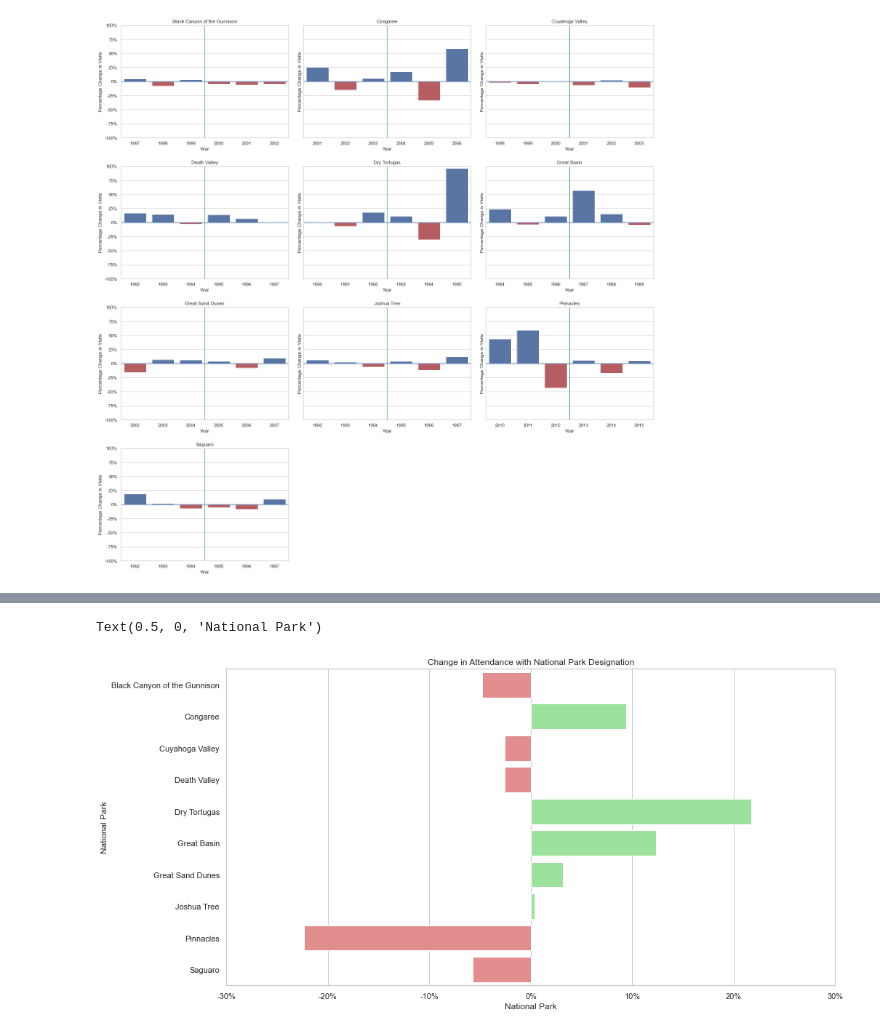
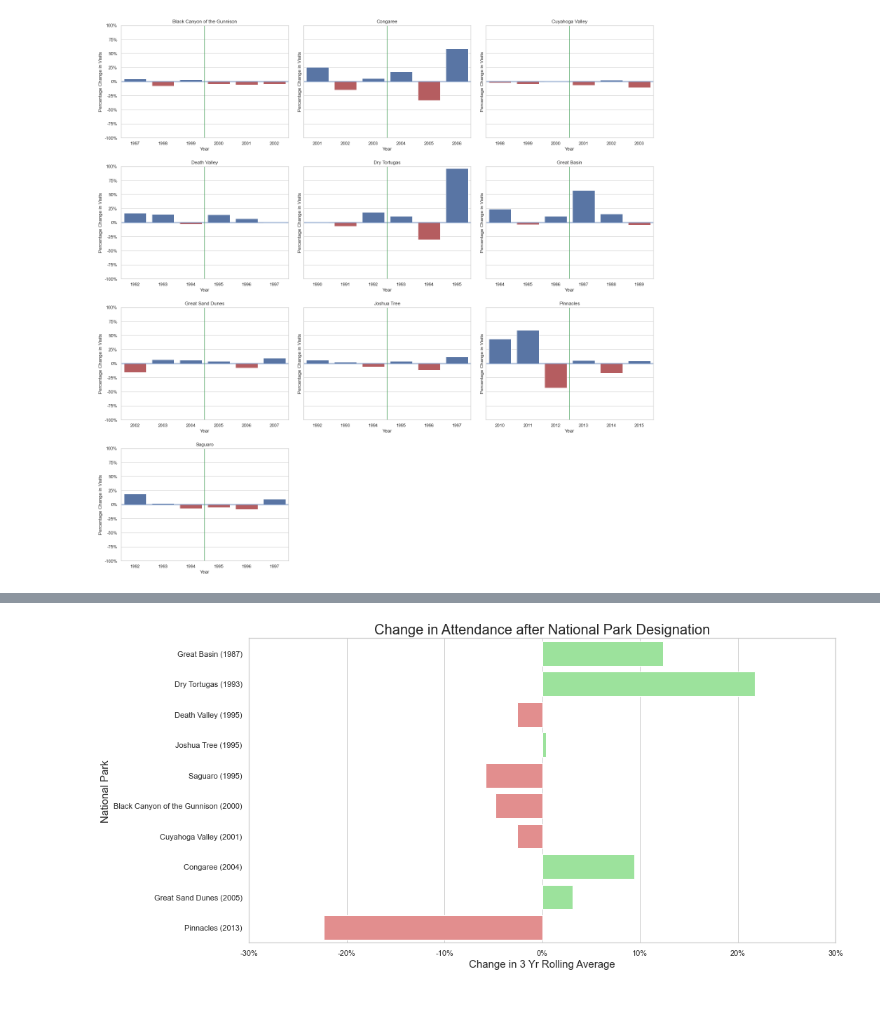
Before and after one commit to carl-schick-ds/national-parks, a Jupyter notebook: national-parks.ipynb, the cells around one changed output, grey strips where cells are left out. Cells and saved outputs as stored; diff of their text form; code cells hidden in the pictures; blank space fills up the shorter version.

Commit message:
Hide last output line with final print statement.

```diff
--- a/national-parks.ipynb
+++ b/national-parks.ipynb
@@ -480,10 +480,12 @@ park_visits_final_df = dfm_small.pivot(index=['Name', 'First Year'], columns='Pe
 park_visits_final_df.drop('Year', axis=1, inplace=True)
 park_visits_final_df = park_visits_final_df.droplevel(0, axis=1).reset_index()
 park_visits_final_df.columns.name = None
+park_visits_final_df['Display Name'] = park_visits_final_df['Name'] + " (" + park_visits_final_df['First Year'].astype(str) + ")"
 park_visits_final_df.set_index('Name', inplace=True)
 
 park_visits_final_df['Change in 3 Yr Avg'] = park_visits_final_df['Post 3 Yr Avg'] - park_visits_final_df['Prior 3 Yr Avg']
-park_visits_final_df = park_visits_final_df[['First Year', 'Prior 3 Yr Avg', 'Post 3 Yr Avg', 'Change in 3 Yr Avg']]
+park_visits_final_df = park_visits_final_df[['First Year', 'Prior 3 Yr Avg', 'Post 3 Yr Avg', 'Change in 3 Yr Avg', 'Display Name']]
+park_visits_final_df.sort_values(by='First Year', inplace=True)
 final_output = park_visits_final_df.style.format({
     'Prior 3 Yr Avg': '{:,.2%}'.format,
     'Post 3 Yr Avg': '{:,.2%}'.format,
@@ -506,14 +508,14 @@ display(final_output)
 # %%
 sns.set(rc = {'figure.figsize':(15,8)})
 sns.set_style('whitegrid')
 cmap = (park_visits_final_df['Change in 3 Yr Avg'] > 0).map({True: 'lightgreen', False: 'lightcoral'})
-g = sns.barplot(data=park_visits_final_df, x='Change in 3 Yr Avg', y=park_visits_final_df.index, palette=cmap)
-g.set_title('Change in Attendance with National Park Designation')
+g = sns.barplot(data=park_visits_final_df, x='Change in 3 Yr Avg', y='Display Name', palette=cmap)
 xlabels = ['{:,.0f}'.format(x) + '%' for x in g.get_xticks()*100]
 g.set_xticks(g.get_xticks())  ## Only do this to suppress warning about setting tick labels without setting ticks
 g.set_xticklabels(xlabels)
-g.set_ylabel('National Park')
-g.set_xlabel('Change in 3 Yr Rolling Average')
+g.set_title('Change in Attendance after National Park Designation', fontsize=20)
+g.set_ylabel('National Park', fontsize=15)
+g.set_xlabel('Change in 3 Yr Rolling Average', fontsize=15)
+print()
 # %% [output]
-Text(0.5, 0, 'National Park')
-[figure, old version]
+[figure, new version]
```
Also changed, not shown: parts of 1 cell of this notebook.
